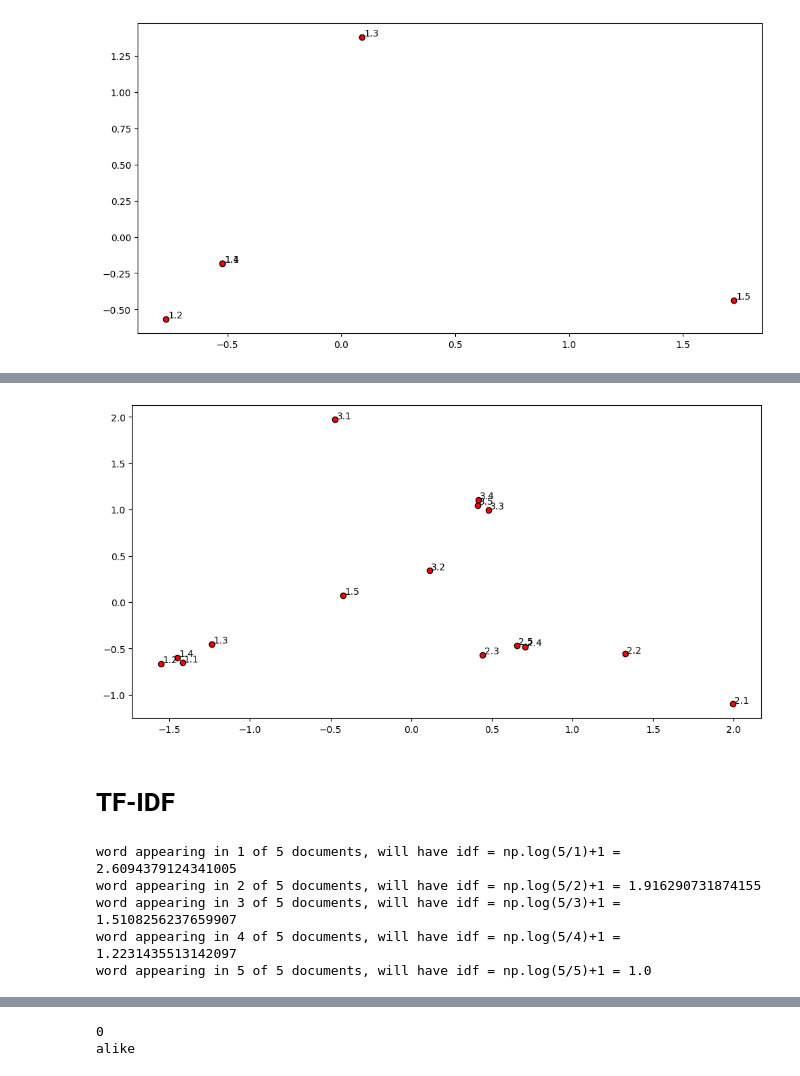
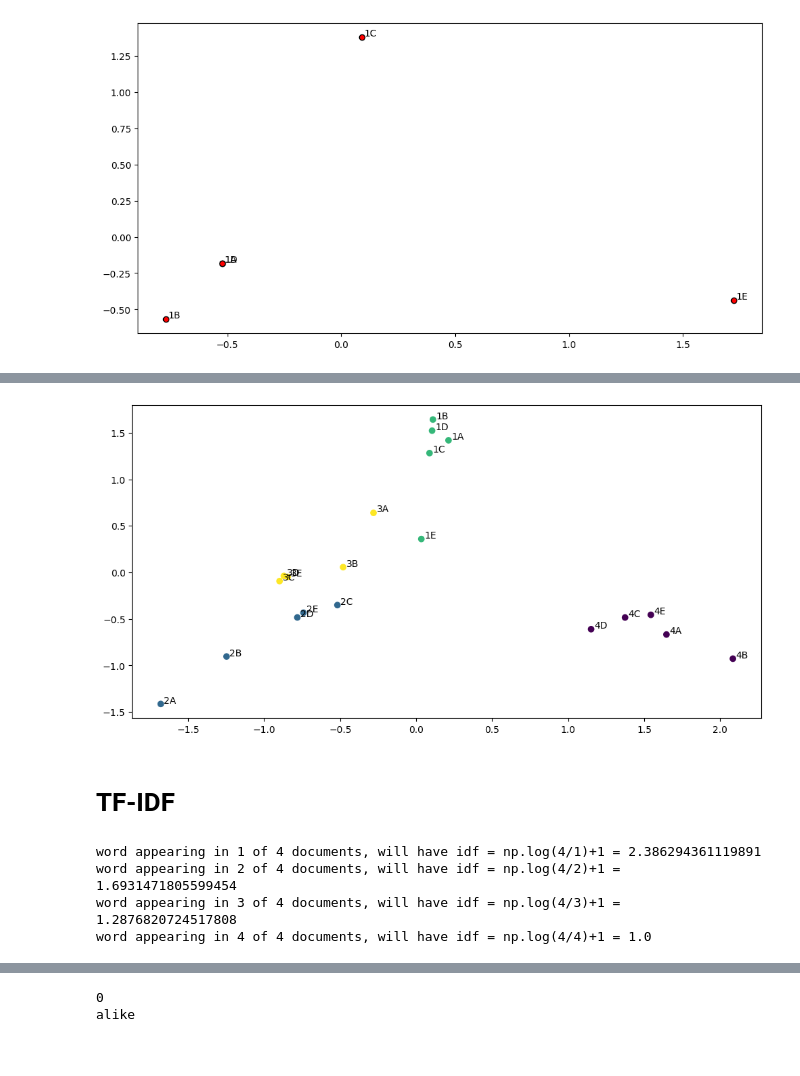
Before and after one commit to ak-malone/NLU, a Jupyter notebook: examples.ipynb, the cells around one changed output, grey strips where cells are left out. Cells and saved outputs as stored; diff of their text form; code cells hidden in the pictures.

```diff
--- a/examples.ipynb
+++ b/examples.ipynb
@@ -180,17 +186,19 @@ cv.get_feature_names_out()
 # %% [output]
 array(['alike', 'dance', 'group', 'look', 'participate', 'people',
        'perform', 'skit', 'stage', 'white', 'woman'], dtype=object)
+# %%
+pic_sentence_labels = [n+l for n in ['1','2','3','4'] for l in ['A','B','C','D','E']]
 # %%
 twodim = PCA().fit_transform(X2.toarray())[:,:2]
 plt.figure(figsize=(12,6))
 plt.scatter(twodim[:,0], twodim[:,1], edgecolors='k', c='r')
-for word, (x,y) in zip([i+0.1*j for i in range(1,5) for j in range(1,6)], twodim):
+for word, (x,y) in zip(pic_sentence_labels, twodim):
     plt.text(x+0.01, y+0.01, word)
 plt.show()
 # %% [output]
 [figure]
 # %%
 cv = CountVectorizer()
-X3 = cv.fit_transform(processed_pic11013+processed_pic16+processed_pic2)
+X3 = cv.fit_transform(processed_pic11013+processed_pic16+processed_pic2+processed_pic31782)
 cv.get_feature_names_out()
 # %% [output]
@@ -208,0 +220,9 @@ sns.heatmap(cosine_similarity(X3))
+# %%
+from sklearn.cluster import KMeans
+cls = KMeans(n_clusters=4)
+cls.fit_predict(X3)
+
+# to get cluster labels for the dataset used while
+# training the model (used for models that do not
+# support prediction on new dataset).
+cls.labels_
@@ -209,23 +232,22 @@ sns.heatmap(cosine_similarity(X3))
 # %%
 twodim = PCA().fit_transform(X3.toarray())[:,:2]
 plt.figure(figsize=(12,6))
-plt.scatter(twodim[:,0], twodim[:,1], edgecolors='k', c='r')
-for word, (x,y) in zip([i+0.1*j for i in range(1,5) for j in range(1,6)], twodim):
-    plt.text(x+0.01, y+0.01, word)
+plt.scatter(twodim[:,0], twodim[:,1], c=cls.labels_)
+for word, (x,y) in zip(pic_sentence_labels, twodim):
+    plt.text(x+0.02, y+0.01, word)
 plt.show()
 # %% [output]
-[figure, old version]
+[figure, new version]
 # %% [markdown]
 # TF-IDF
 # %%
-for n in range(1,6):
-  print(f"word appearing in {n} of 5 documents, will have idf = np.log(5/{n})+1 =",
-        np.log(5/n)+1)
+for n in range(1,5):
+  print(f"word appearing in {n} of 4 documents, will have idf = np.log(4/{n})+1 =",
+        np.log(4/n)+1)
 # %% [output]
-word appearing in 1 of 5 documents, will have idf = np.log(5/1)+1 = 2.6094379124341005
-word appearing in 2 of 5 documents, will have idf = np.log(5/2)+1 = 1.916290731874155
-word appearing in 3 of 5 documents, will have idf = np.log(5/3)+1 = 1.5108256237659907
-word appearing in 4 of 5 documents, will have idf = np.log(5/4)+1 = 1.2231435513142097
-word appearing in 5 of 5 documents, will have idf = np.log(5/5)+1 = 1.0
+word appearing in 1 of 4 documents, will have idf = np.log(4/1)+1 = 2.386294361119891
+word appearing in 2 of 4 documents, will have idf = np.log(4/2)+1 = 1.6931471805599454
+word appearing in 3 of 4 documents, will have idf = np.log(4/3)+1 = 1.2876820724517808
+word appearing in 4 of 4 documents, will have idf = np.log(4/4)+1 = 1.0
 # %%
 vectorizer = TfidfVectorizer(smooth_idf=False, norm=None)
```
Also changed, not shown: parts of 27 cells of this notebook.
